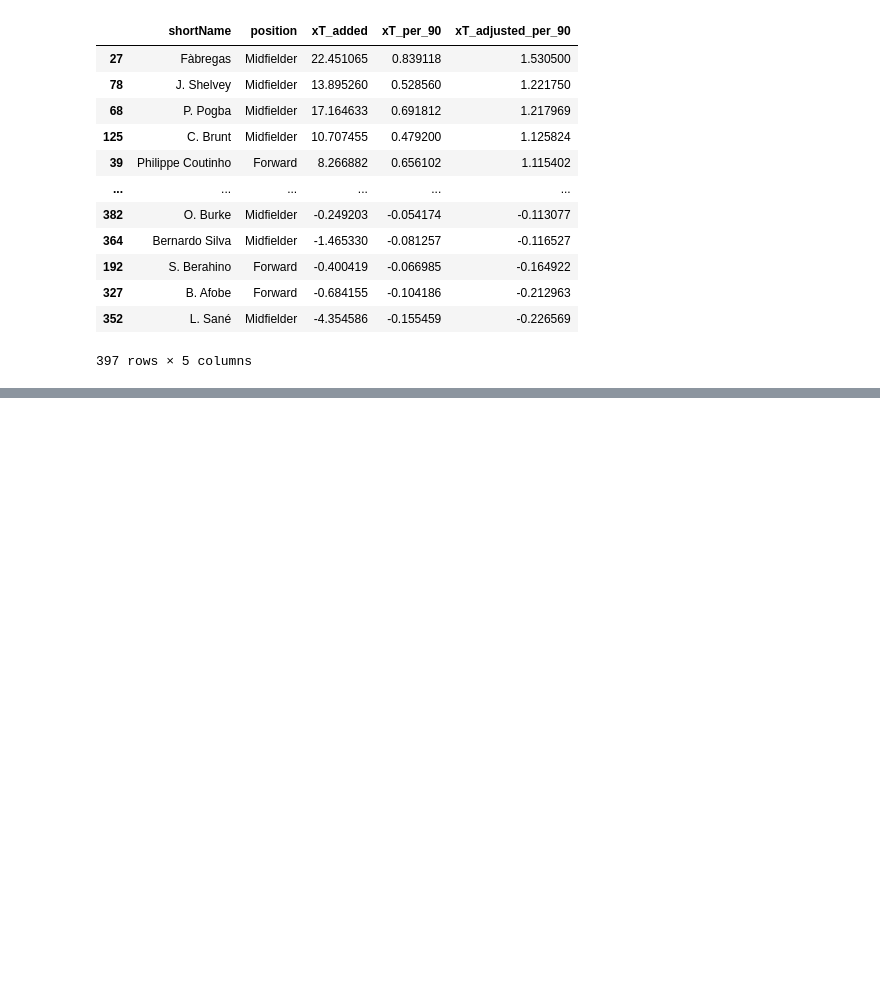
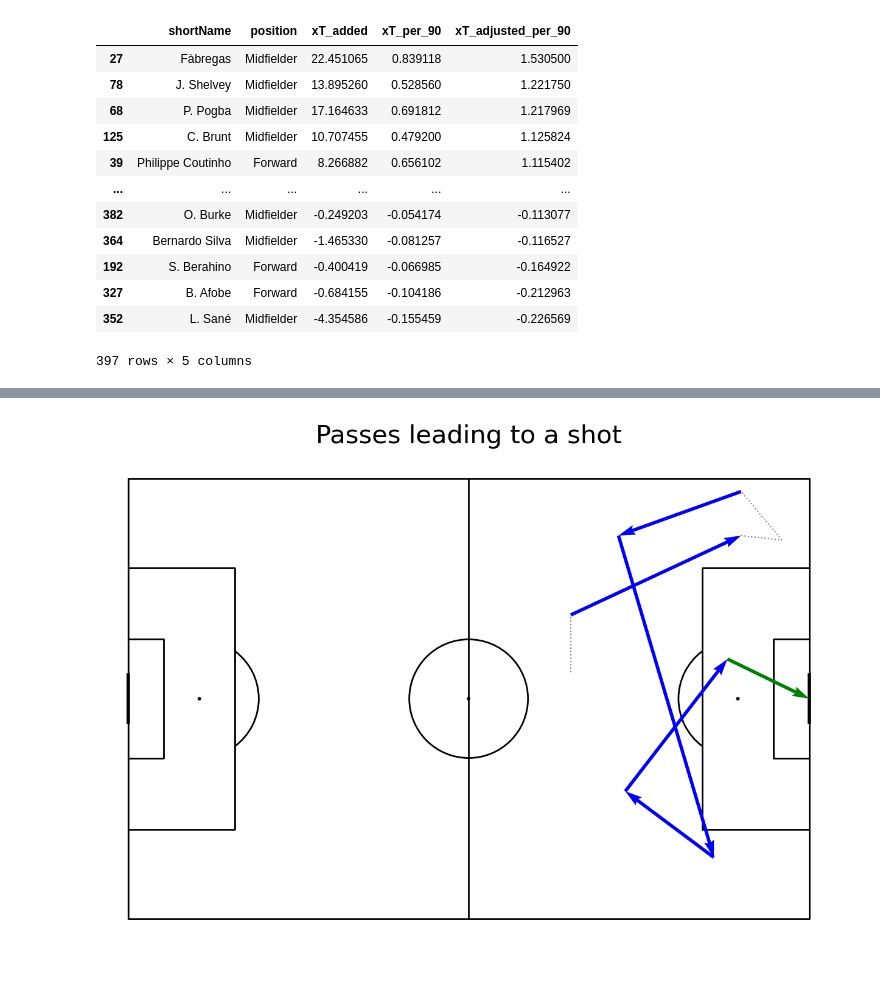
Before and after one commit to elvin-7/Soccermatics, a Jupyter notebook: soccermatics-valuing-actions.ipynb, the cells around one changed output, grey strips where cells are left out. Cells and saved outputs as stored; diff of their text form; code cells hidden in the pictures; blank space fills up the shorter version.

Commit message:
Updated with possession chains

```diff
--- a/soccermatics-valuing-actions.ipynb
+++ b/soccermatics-valuing-actions.ipynb
@@ -430,0 +449,3 @@ summary_with_negs[['shortName','position','xT_added','xT_per_90','xT_adjusted_pe
+# %%
+df = pd.read_json(r'C:\Users\elvin\Documents\Soccermatics\Wyscout\events\events_England.json')
+df = df.reset_index()
@@ -430,0 +699,46 @@ summary_with_negs[['shortName','position','xT_added','xT_per_90','xT_adjusted_pe
+# %%
+#take out dodgy coordinates
+df = df[df.apply(lambda x: len(x.positions) == 2, axis=1)]
+#creating columns for the coordinates
+df['x0'] = df.positions.apply(lambda cell: (cell[0]['x']) * 105/100)
+df['c0'] = df.positions.apply(lambda cell: abs(50 - cell[0]['y']) * 68/100)
+df['x1'] = df.positions.apply(lambda cell: (cell[1]['x']) * 105/100)
+df['c1'] = df.positions.apply(lambda cell: abs(50 - cell[1]['y']) * 68/100)
+
+# assign (105,0) to end of the shot
+df.loc[df['eventName']=='Shot','x1'] = 105
+df.loc[df['eventName']=='Shot','c1'] = 0
+
+#for plotting
+df['y0'] = df.positions.apply(lambda cell: abs(100 - cell[0]['y']) * 68/100)
+df['y1'] = df.positions.apply(lambda cell: abs(100 - cell[1]['y']) * 68/100)
+df.loc[df['eventName']=='Shot','y1'] = 34
+# %%
+#plotting a possession chain that ended with a shot
+chain = df[df['possesion_chain']==4]
+#get passes
+passes = chain[chain['eventName']=='Pass']
+#events that aren't passes
+not_pass = chain[chain['eventName']!='Pass'].iloc[:-1]#takes the shots out of these
+#shot is the last event of the chain (or should be)
+shot = chain.iloc[-1]
+
+#plot
+pitch = Pitch(line_color='black', pitch_type='custom', pitch_length=105, pitch_width=68, line_zorder=2)
+fig, ax = pitch.grid(grid_height=0.9, title_height= 0.06, axis= False,
+                     endnote_height= 0.04, title_space= 0, endnote_space= 0)
+
+#passes
+pitch.arrows(passes.x0, passes.y0, passes.x1, passes.y1,
+             color = 'blue', ax=ax['pitch'], zorder = 3)
+
+#shots
+pitch.arrows(shot.x0, shot.y0, shot.x1, shot.y1,
+             color = 'green', ax=ax['pitch'], zorder = 3)
+
+#actions that were neither passes nor shots
+pitch.lines(not_pass.x0,not_pass.y0,not_pass.x1,not_pass.y1, color='grey', lw= 1.5, ls= 'dotted', ax=ax['pitch'])
+ax['title'].text(0.5, 0.5, 'Passes leading to a shot', ha='center', va='center', fontsize=30)
+plt.show()
+# %% [output]
+[figure, added]
```
Also changed, not shown: parts of 12 cells of this notebook.
